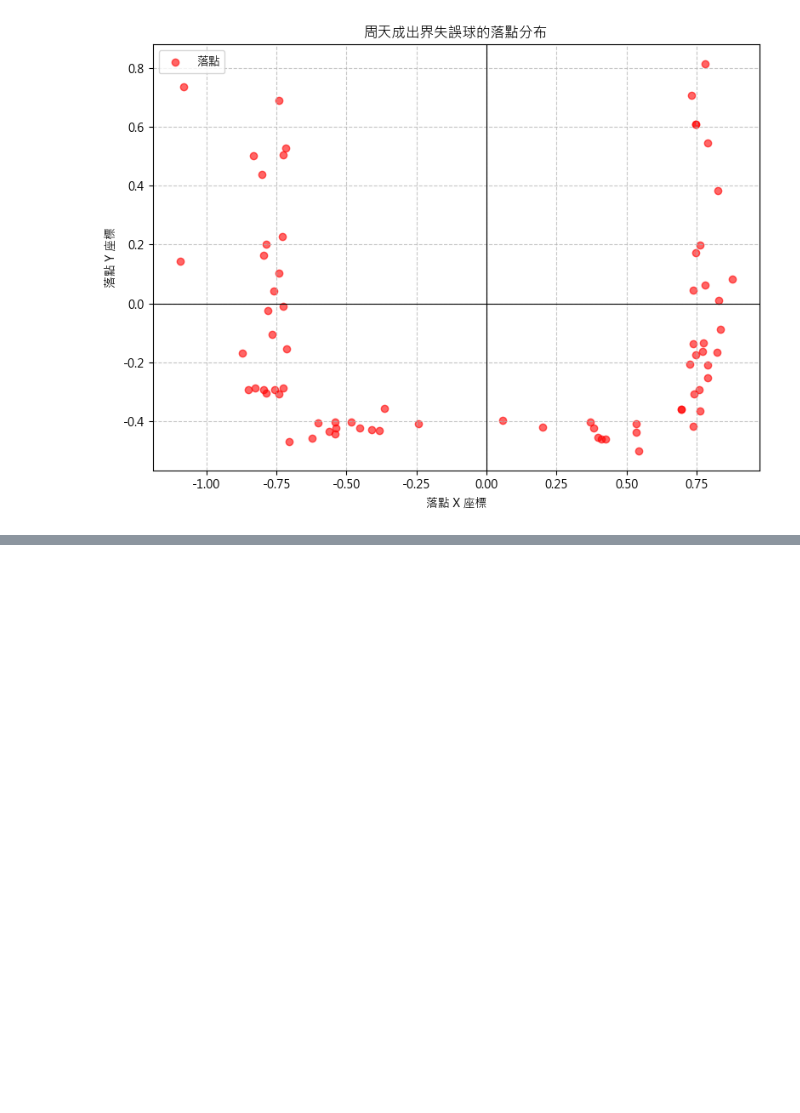
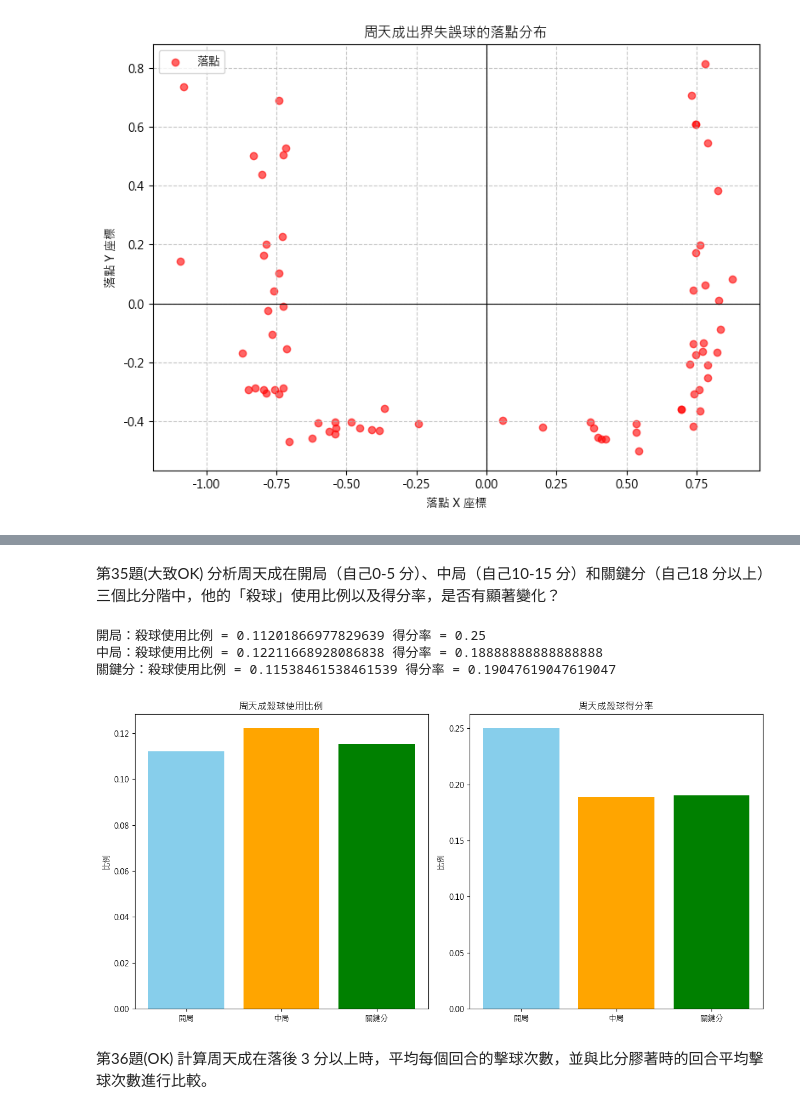
Before and after one commit to DanielTeng0811/BadmintonAI, a Jupyter notebook: question_ans_final.ipynb, the cells around one changed output, grey strips where cells are left out. Saved outputs shown, nothing was run; the diff lists cells and outputs as text; code cells hidden in the pictures; blank space fills up the shorter version.

```diff
--- a/question_ans_final.ipynb
+++ b/question_ans_final.ipynb
@@ -1538,0 +1797,70 @@ else:
+# %% [markdown]
+第35題(大致OK)
+分析周天成在開局（自己0-5 分）、中局（自己10-15 分）和關鍵分（自己18 分以上）三個比分階中，他的「殺球」使用比例以及得分率，是否有顯著變化？
+# %%
+import pandas as pd
+import numpy as np
+import platform
+import matplotlib.pyplot as plt
+
+# 字體設定
+s = platform.system()
+plt.rcParams['font.sans-serif'] = ['Arial Unicode MS', 'PingFang TC'] if s == 'Darwin' else ['Microsoft JhengHei', 'SimHei'] if s == 'Windows' else ['WenQuanYi Zen Hei']
+plt.rcParams['axes.unicode_minus'] = False
+
+# 確保數據集不為空
+if len(df) > 0:
+    # 篩選周天成數據
+    chou_df = df[df['player'] == 'CHOU Tien Chen']
+
+    # 定義階段函數
+    def analyze_stage(stage_df, stage_name):
+        # 殺球使用比例
+        smash_usage_ratio = (stage_df['type'] == '殺球').mean()
+        # 殺球得分率：在殺球并得分的條件下，分母是所有的殺球數
+        smash_win_ratio = stage_df[(stage_df['type'] == '殺球') & (stage_df['player'] == stage_df['getpoint_player'])].shape[0] / stage_df[stage_df['type'] == '殺球'].shape[0] if stage_df[stage_df['type'] == '殺球'].shape[0] > 0 else np.nan
+        return smash_usage_ratio, smash_win_ratio
+
+    # 開局 (0-5)
+    opening_df = chou_df[chou_df['opponent_score'] <= 5]
+    opening_smash_usage_ratio, opening_smash_win_ratio = analyze_stage(opening_df, '開局')
+
+    # 中局 (10-15)
+    mid_df = chou_df[(chou_df['opponent_score'] >= 10) & (chou_df['opponent_score'] <= 15)]
+    mid_smash_usage_ratio, mid_smash_win_ratio = analyze_stage(mid_df, '中局')
+
+    # 關鍵分 (18+)
+    critical_df = chou_df[chou_df['opponent_score'] >= 18]
+    critical_smash_usage_ratio, critical_smash_win_ratio = analyze_stage(critical_df, '關鍵分')
+
+    # 打印結果
+    print("開局：殺球使用比例 =", opening_smash_usage_ratio, "得分率 =", opening_smash_win_ratio)
+    print("中局：殺球使用比例 =", mid_smash_usage_ratio, "得分率 =", mid_smash_win_ratio)
+    print("關鍵分：殺球使用比例 =", critical_smash_usage_ratio, "得分率 =", critical_smash_win_ratio)
+
+    # 可視化: 殺球使用比例和得分率
+    fig, (ax1, ax2) = plt.subplots(1, 2, figsize=(12, 6))
+    stages = ['開局', '中局', '關鍵分']
+    smash_usage_ratios = [opening_smash_usage_ratio, mid_smash_usage_ratio, critical_smash_usage_ratio]
+    smash_win_ratios = [opening_smash_win_ratio, mid_smash_win_ratio, critical_smash_win_ratio]
+
+    ax1.bar(stages, smash_usage_ratios, color=['skyblue', 'orange', 'green'])
+    ax1.set_title('周天成殺球使用比例')
+    ax1.set_ylabel('比例')
+
+    ax2.bar(stages, smash_win_ratios, color=['skyblue', 'orange', 'green'])
+    ax2.set_title('周天成殺球得分率')
+    ax2.set_ylabel('比例')
+
+    plt.tight_layout()
+    plt.show()
+else:
+    print("數據集為空，無法進行分析。")
+# %% [output]
+開局：殺球使用比例 = 0.11201866977829639 得分率 = 0.25
+中局：殺球使用比例 = 0.12211668928086838 得分率 = 0.18888888888888888
+關鍵分：殺球使用比例 = 0.11538461538461539 得分率 = 0.19047619047619047
+[figure, added]
+# %% [markdown]
+第36題(OK)
+計算周天成在落後 3 分以上時，平均每個回合的擊球次數，並與比分膠著時的回合平均擊球次數進行比較。
```
Also changed, not shown: parts of 17 cells of this notebook, 4 other files.
